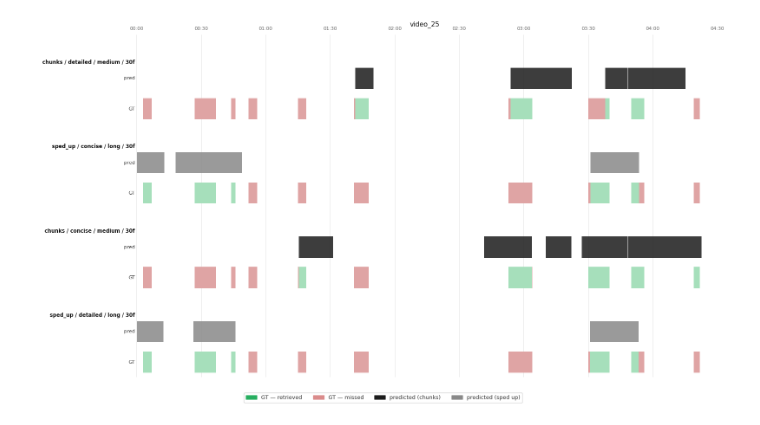
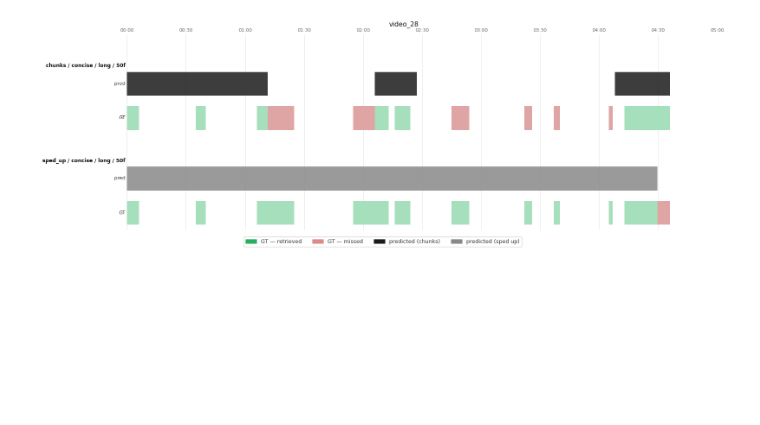
Before and after one commit to BoBeR24/Moment-Retrieval-and-Video-Summarization, a Jupyter notebook: evaluation_timestamps_pipeline.ipynb, the cells around one changed output. Cells and saved outputs as stored; diff of their text form; code cells hidden in the pictures; blank space fills up the shorter version.

```diff
--- a/evaluation_timestamps_pipeline.ipynb
+++ b/evaluation_timestamps_pipeline.ipynb
@@ -334,15 +326,13 @@ else:
 # %%
 # Visualization of predictions vs GT for selected combos
-INSPECT_VIDEO_ID = 25
+INSPECT_VIDEO_ID = 28
 
 # Each entry: (prompt_type, vlm_source, vlm_frame_count, strategy)
 # strategy is "chunks" or "sped_up"
 # Leave empty [] to show all combos x both strategies
 INSPECT_COMBOS = [
-    ("detailed", "long", 30, "sped_up"),
-    ("concise", "medium", 30, "chunks"),
-    ("concise", "long",  30, "sped_up"),
-    ("detailed", "medium", 30, "chunks")
+    ("concise", "long", 50, "sped_up"),
+    ("concise", "long",  50, "chunks")
 ]
 
 
@@ -463,31 +453,31 @@ else:
         row_y += row_h + gap
         draw_bars(row_y, pred, strategy_colors[strategy])
         draw_row_label(row_y, "pred")
         row_y += row_h + gap + sec_gap
 
     ax.set_xlim(0, 1)
     ax.set_ylim(-0.1, row_y)
     ax.set_yticks([])
     ax.set_xticks([])
     for spine in ax.spines.values():
         spine.set_visible(False)
 
     legend_patches = [
         mpatches.Patch(color="#27ae60", label="GT — retrieved"),
         mpatches.Patch(color="#da8b8b", label="GT — missed"),
         mpatches.Patch(color="#1B1B1B", label="predicted (chunks)"),
         mpatches.Patch(color="#898989", label="predicted (sped up)"),
     ]
     fig.legend(
         handles=legend_patches, loc="lower center",
         ncol=4, fontsize=9,
         facecolor="white", edgecolor="#cccccc",
         labelcolor="#333333",
         bbox_to_anchor=(0.5, 0.005)
     )
 
     plt.title(f"video_{INSPECT_VIDEO_ID}", color="#111111", fontsize=11, pad=14)
     plt.tight_layout(rect=[0, 0.06, 1, 1])
     plt.show()
 # %% [output]
-[figure, old version]
+[figure, new version]
```
Also changed, not shown: parts of 5 cells of this notebook, 2 other files.
